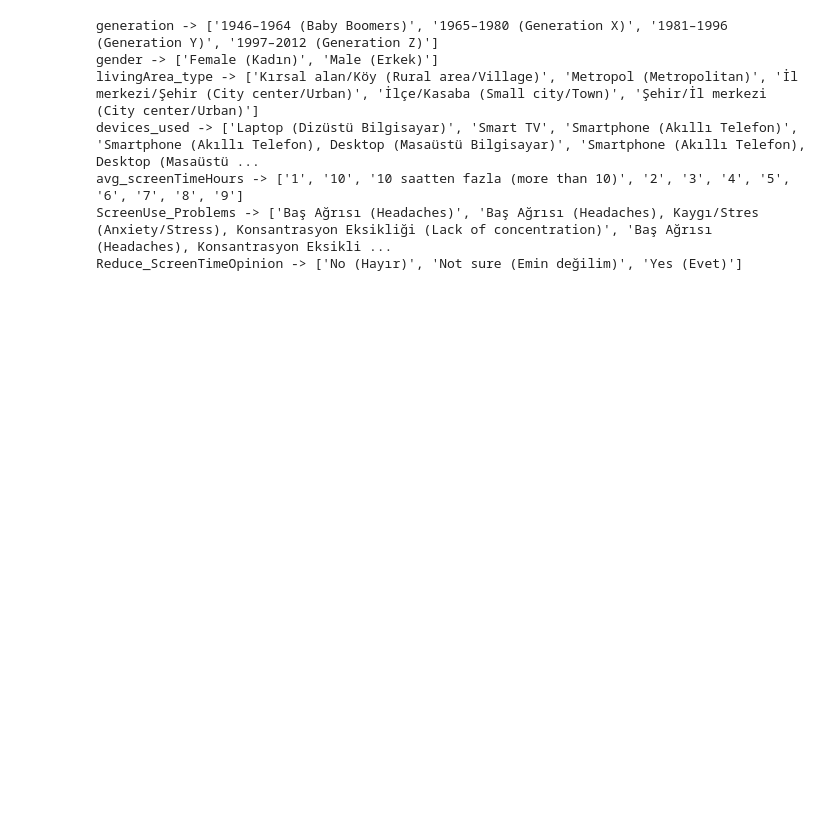
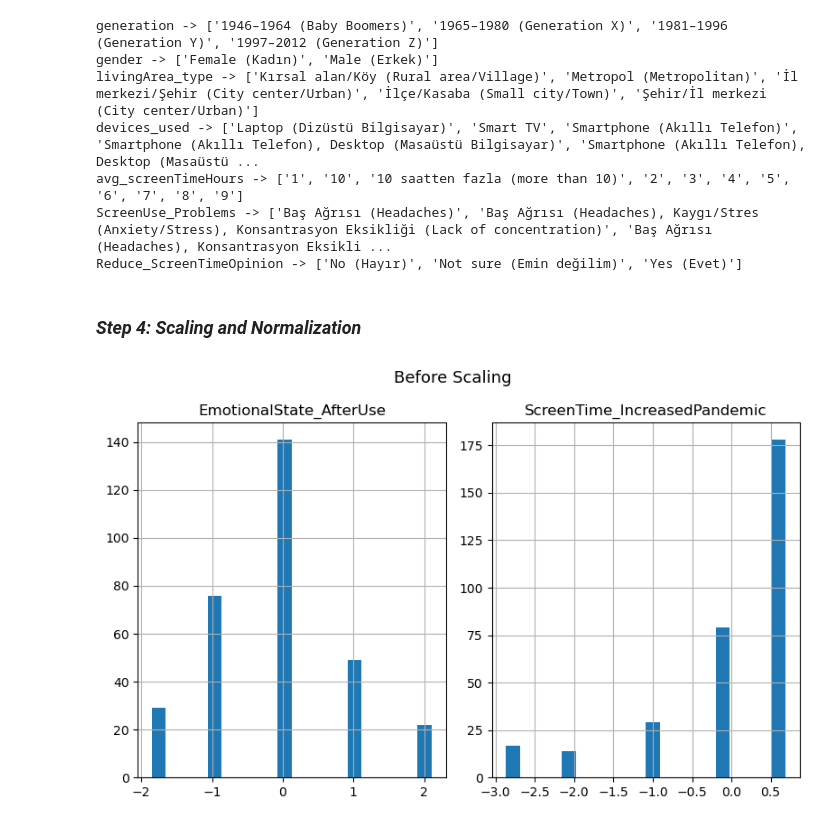
Before and after one commit to seymacakmakci/Screen-Time-Analysis-in-T-rkiye, a Jupyter notebook: ScreenTime.ipynb, the cells around one changed output. Cells and saved outputs as stored; diff of their text form; code cells hidden in the pictures; blank space fills up the shorter version.

Commit message:
[Feat] data scaling and normalization implemented

```diff
--- a/ScreenTime.ipynb
+++ b/ScreenTime.ipynb
@@ -193,3 +193,5 @@ devices_used -> ['Laptop (Dizüstü Bilgisayar)', 'Smart TV', 'Smartphone (Akıl
 avg_screenTimeHours -> ['1', '10', '10 saatten fazla (more than 10)', '2', '3', '4', '5', '6', '7', '8', '9']
 ScreenUse_Problems -> ['Baş Ağrısı (Headaches)', 'Baş Ağrısı (Headaches), Kaygı/Stres (Anxiety/Stress), Konsantrasyon Eksikliği (Lack of concentration)', 'Baş Ağrısı (Headaches), Konsantrasyon Eksikli ...
 Reduce_ScreenTimeOpinion -> ['No (Hayır)', 'Not sure (Emin değilim)', 'Yes (Evet)']
+# %% [markdown]
+### _Step 4: Scaling and Normalization_
@@ -195,0 +201,9 @@ Reduce_ScreenTimeOpinion -> ['No (Hayır)', 'Not sure (Emin değilim)', 'Yes (Ev
+# %%
+numeric_columns = ['EmotionalState_AfterUse','ScreenTime_IncreasedPandemic']
+# %%
+df[numeric_columns].hist(bins=20, figsize=(8, 5))
+plt.suptitle('Before Scaling', fontsize=13)
+plt.tight_layout()
+plt.show()
+# %% [output]
+[figure, added]
```
Also changed, not shown: parts of 5 cells of this notebook, 1 other file.
